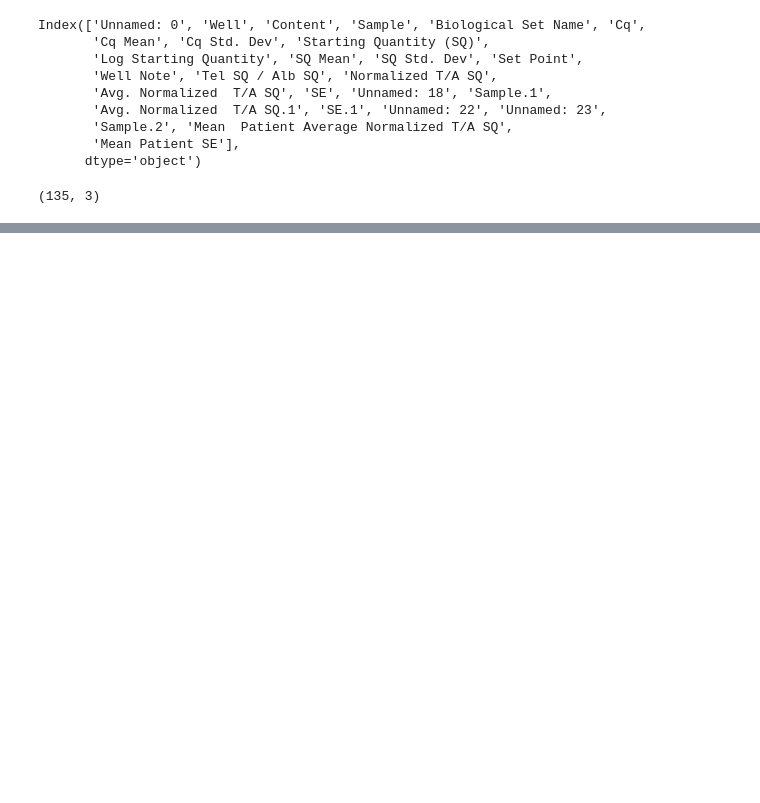
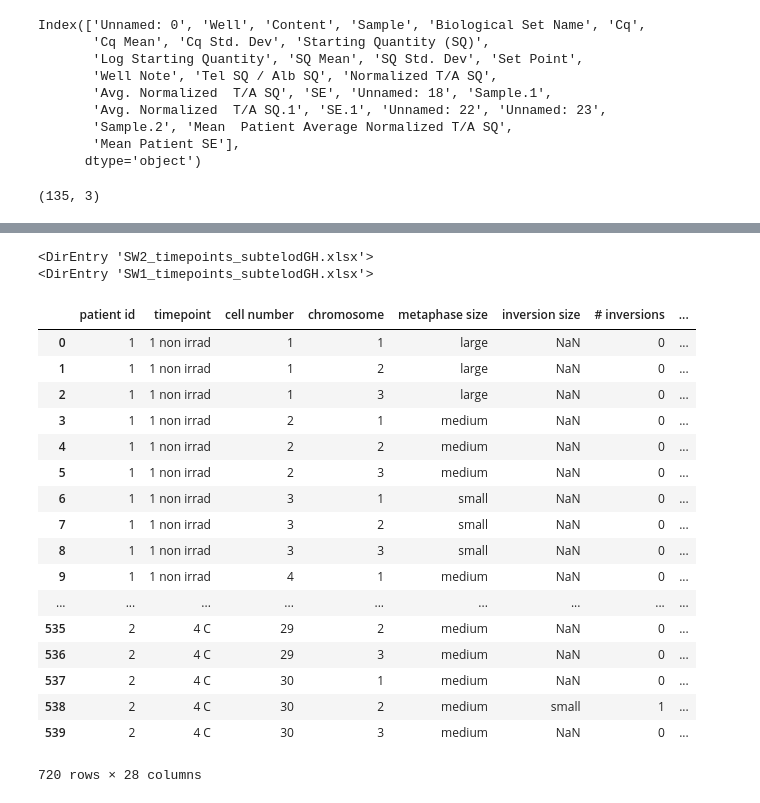
Before and after one commit to Jared-Luxton/radiation-therapy-machine-learning, a Jupyter notebook: workflow & notebooks/01a Radiation Sensitivity of Patients Data Extraction and Cleaning.ipynb, the cells around one changed output, grey strips where cells are left out. Cells and saved outputs as stored; diff of their text form; code cells hidden in the pictures; blank space fills up the shorter version.

```diff
--- a/workflow & notebooks/01a Radiation Sensitivity of Patients Data Extraction and Cleaning.ipynb
+++ b/workflow & notebooks/01a Radiation Sensitivity of Patients Data Extraction and Cleaning.ipynb
@@ -263,0 +241,54 @@ all_patients_df_qPCR.corr()
+# %%
+def make_datafrome_chr_aberr_data(patharg):
+
+    all_chr_aberr_df = pd.DataFrame()
+
+    for file in os.scandir(patharg):
+            if file.name.endswith('.xlsx') and file.name.startswith('~$') == False:
+                print(file)
+
+                try:
+                    df = pd.read_excel(file, usecols=list(range(29)), index_col=0, header=0)
+#                     print(df.columns)
+
+                except:
+                    print('File not found..')
+                    return -1
+
+                one_non_irrad = df.iloc[0:90]
+                two_irrad_4_Gy = df.iloc[150:240]
+                three_B = df.iloc[300:390]
+                four_C = df.iloc[450:540]
+
+                all_chr_aberr_df = pd.concat([one_non_irrad, two_irrad_4_Gy, three_B, four_C,
+                                              all_chr_aberr_df])
+
+
+
+    return all_chr_aberr_df
+# %%
+all_chr_aberr_df = make_datafrome_chr_aberr_data('../dGH scoresheets/')
+# %% [output]
+<DirEntry 'SW2_timepoints_subtelodGH.xlsx'>
+<DirEntry 'SW1_timepoints_subtelodGH.xlsx'>
+# %%
+all_chr_aberr_df
+# %% [output]
+|  | patient id | timepoint | cell number | chromosome | metaphase size | inversion size | # inversions | ... |
+| 0 | 1 | 1 non irrad | 1 | 1 | large | NaN | 0 | ... |
+| 1 | 1 | 1 non irrad | 1 | 2 | large | NaN | 0 | ... |
+| 2 | 1 | 1 non irrad | 1 | 3 | large | NaN | 0 | ... |
+| 3 | 1 | 1 non irrad | 2 | 1 | medium | NaN | 0 | ... |
+| 4 | 1 | 1 non irrad | 2 | 2 | medium | NaN | 0 | ... |
+| 5 | 1 | 1 non irrad | 2 | 3 | medium | NaN | 0 | ... |
+| 6 | 1 | 1 non irrad | 3 | 1 | small | NaN | 0 | ... |
+| 7 | 1 | 1 non irrad | 3 | 2 | small | NaN | 0 | ... |
+| 8 | 1 | 1 non irrad | 3 | 3 | small | NaN | 0 | ... |
+| 9 | 1 | 1 non irrad | 4 | 1 | medium | NaN | 0 | ... |
+| ... | ... | ... | ... | ... | ... | ... | ... | ... |
+| 535 | 2 | 4 C | 29 | 2 | medium | NaN | 0 | ... |
+| 536 | 2 | 4 C | 29 | 3 | medium | NaN | 0 | ... |
+| 537 | 2 | 4 C | 30 | 1 | medium | NaN | 0 | ... |
+| 538 | 2 | 4 C | 30 | 2 | medium | small | 1 | ... |
+| 539 | 2 | 4 C | 30 | 3 | medium | NaN | 0 | ... |
+720 rows × 28 columns
```
Also changed, not shown: parts of 19 cells of this notebook.
